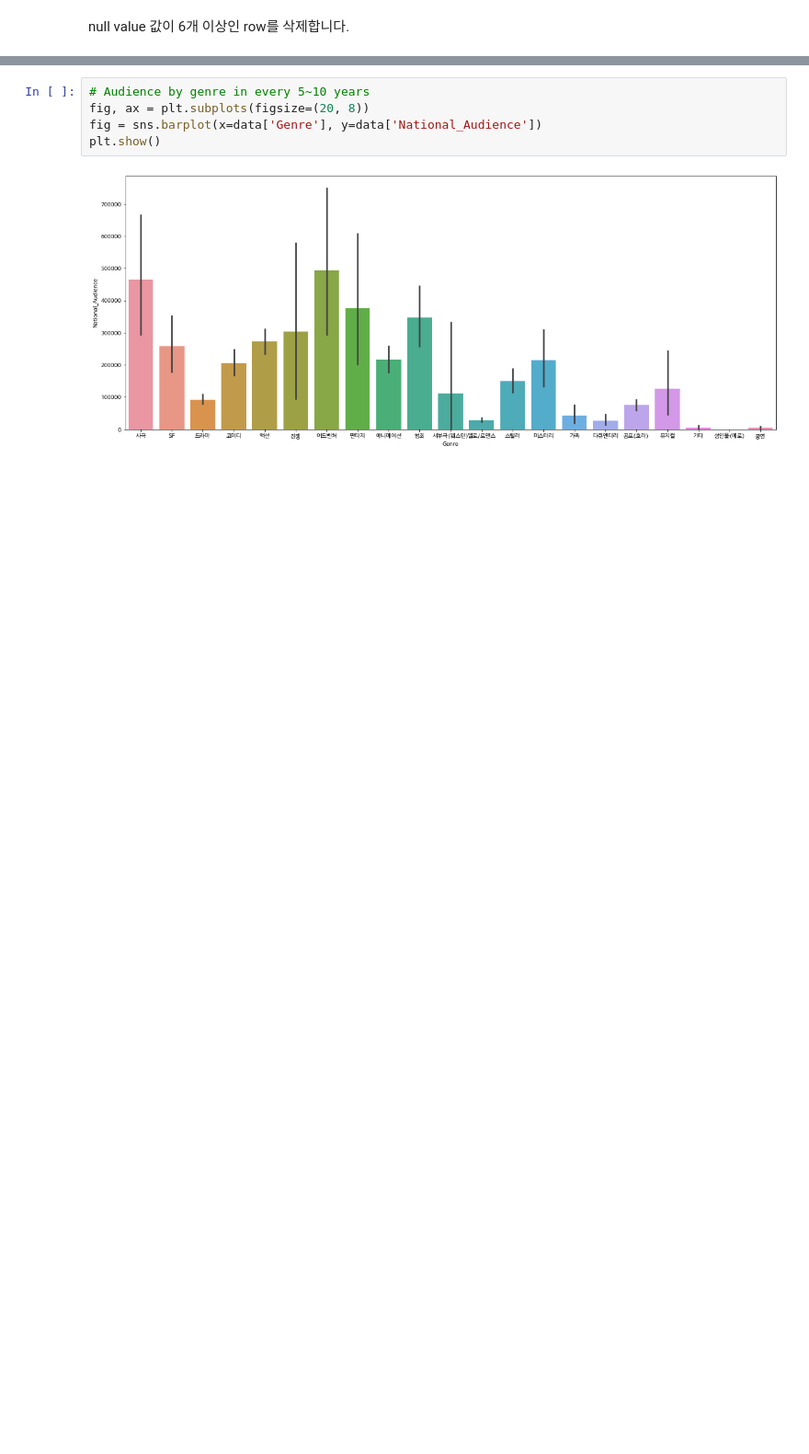
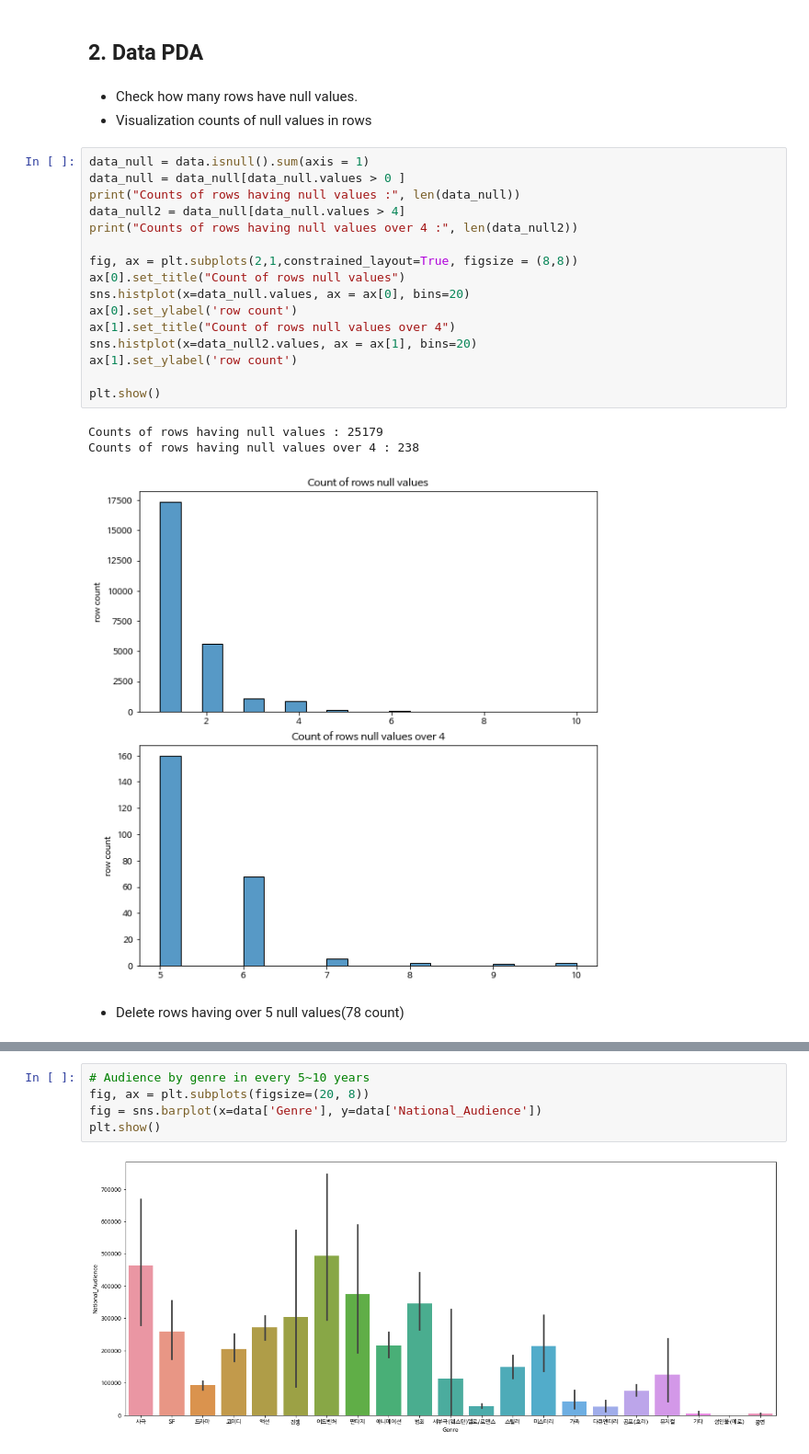
Before and after one commit to danielsun888/datathon, a Jupyter notebook: kyh.ipynb, the cells around one changed output, grey strips where cells are left out. Shown at 92% size. Drawn from its saved outputs; the diff is of its cells as text; blank space fills up the shorter version.

```diff
--- a/kyh.ipynb
+++ b/kyh.ipynb
@@ -20,5 +42,30 @@ data.head()
 | 2 | 3 | 왕의 남자 | 이준익 | (주)씨네월드,(주)이글픽쳐스 | NaN | (주)시네마서비스 | 2005-12-29 | ... |
 | 3 | 4 | 극한직업 | 이병헌 | (주)어바웃잇,영화사 해그림 주식회사,(주)씨제이이엔엠 | NaN | (주)씨제이이엔엠 | 2019-01-23 | ... |
 | 4 | 5 | 어벤져스: 엔드게임 | 안소니 루소,조 루소 | NaN | 월트디즈니컴퍼니코리아 유한책임회사 | 월트디즈니컴퍼니코리아 유한책임회사 | 2019-04-24 | ... |
-# %% [markdown]
-null value 값이 6개 이상인 row를 삭제합니다.
+# %% [markdown]
+## 2. Data PDA
+# %% [markdown]
+* Check how many rows have null values.
+* Visualization counts of null values in rows
+# %%
+data_null = data.isnull().sum(axis = 1)
+data_null = data_null[data_null.values > 0 ]
+print("Counts of rows having null values :", len(data_null))
+data_null2 = data_null[data_null.values > 4]
+print("Counts of rows having null values over 4 :", len(data_null2))
+
+fig, ax = plt.subplots(2,1,constrained_layout=True, figsize = (8,8))
+ax[0].set_title("Count of rows null values")
+sns.histplot(x=data_null.values, ax = ax[0], bins=20)
+ax[0].set_ylabel('row count')
+ax[1].set_title("Count of rows null values over 4")
+sns.histplot(x=data_null2.values, ax = ax[1], bins=20)
+ax[1].set_ylabel('row count')
+
+plt.show()
+# %% [output]
+Counts of rows having null values : 25179
+Counts of rows having null values over 4 : 238
+[figure, added]
+# %% [markdown]
+* Delete rows having over 5 null values(78 count)
```
Also changed, not shown: parts of 25 cells of this notebook.
